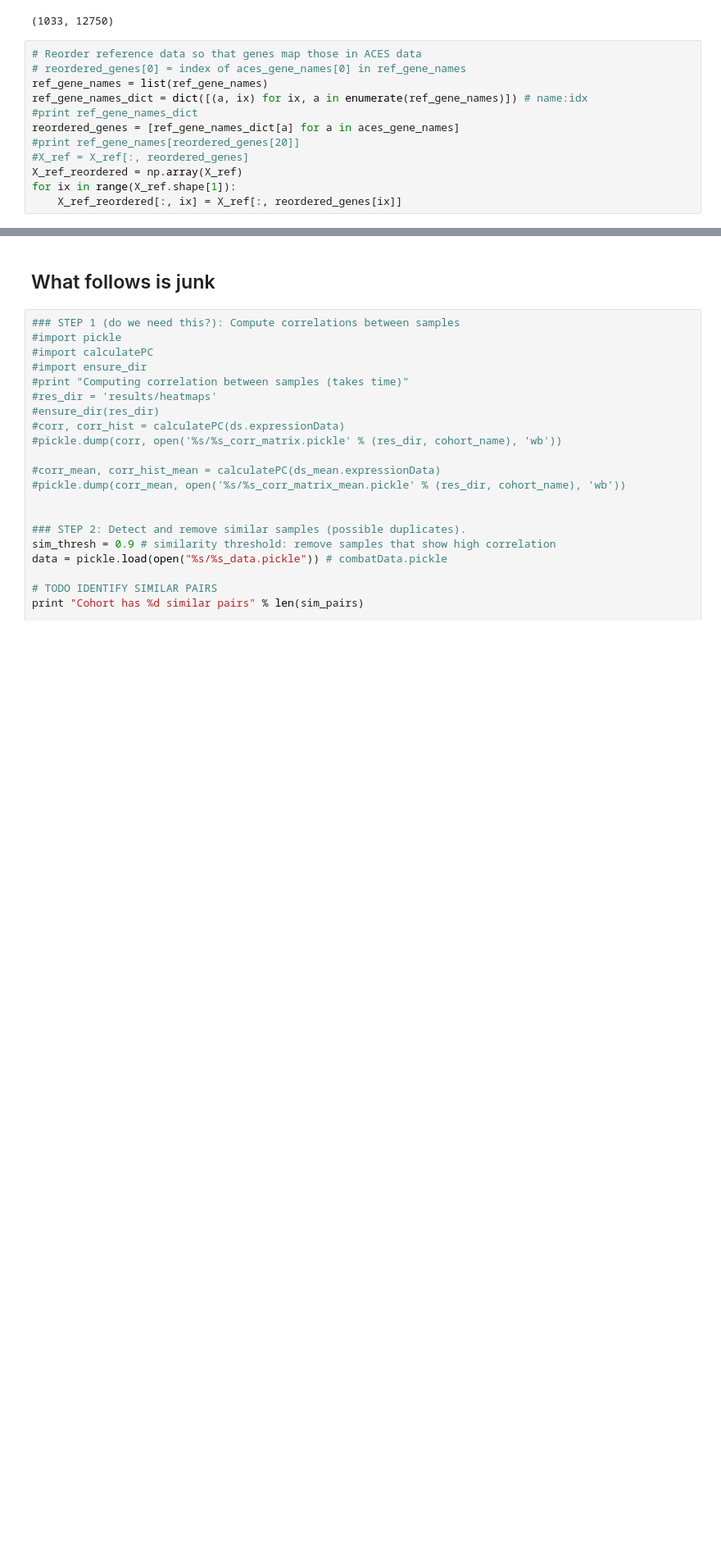
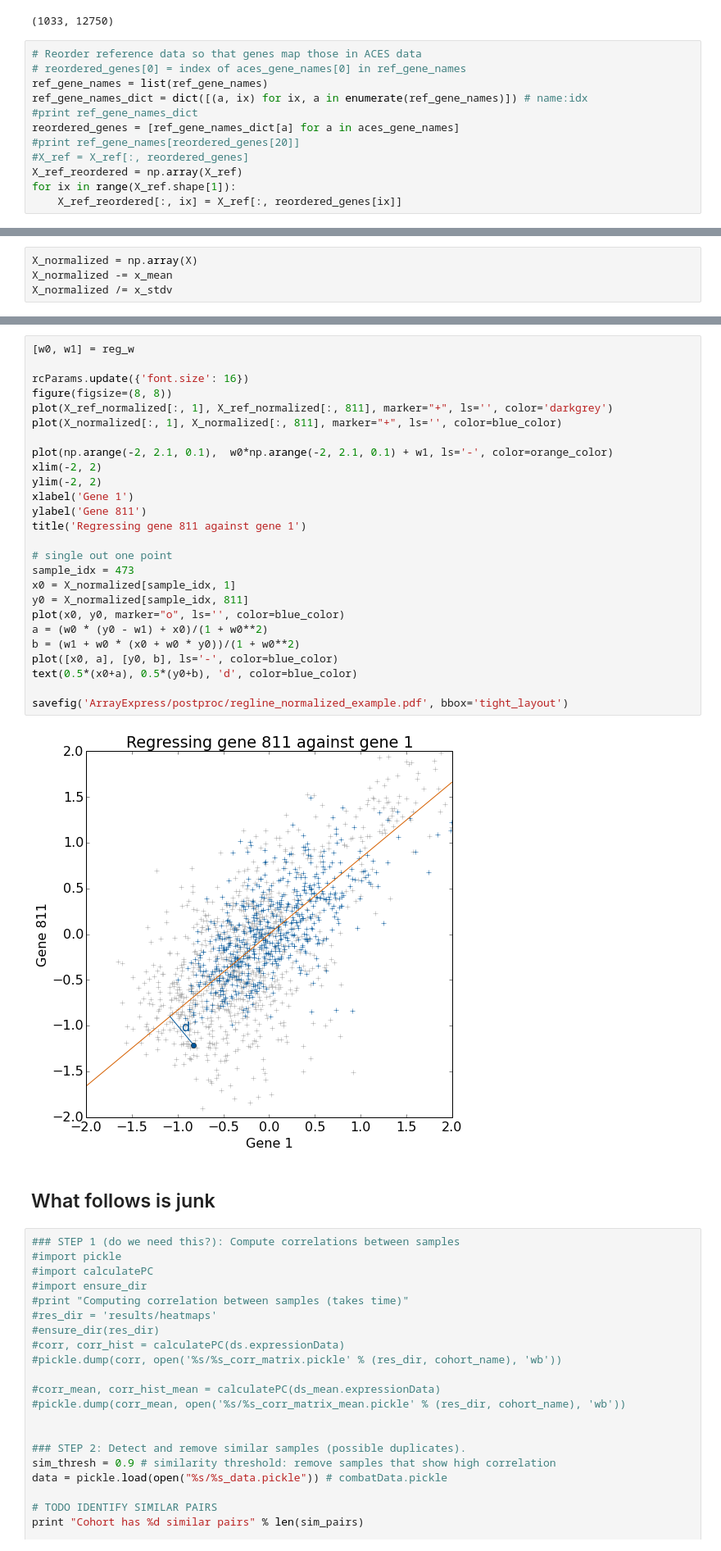
Before and after one commit to chagaz/SamSpecCoEN, a Jupyter notebook: Gene Expression Reference Data.ipynb, the cells around one changed output, grey strips where cells are left out. Shown at 82% size. Cells and saved outputs as stored; diff of their text form; blank space fills up the shorter version.

```diff
--- a/Gene Expression Reference Data.ipynb
+++ b/Gene Expression Reference Data.ipynb
@@ -219,0 +214,4 @@ savefig('ArrayExpress/postproc/regline_example.pdf', bbox='tight_layout')
+# %%
+X_normalized = np.array(X)
+X_normalized -= x_mean
+X_normalized /= x_stdv
@@ -220,3 +224,31 @@ savefig('ArrayExpress/postproc/regline_example.pdf', bbox='tight_layout')
+# %%
+[w0, w1] = reg_w
+
+rcParams.update({'font.size': 16})
+figure(figsize=(8, 8))
+plot(X_ref_normalized[:, 1], X_ref_normalized[:, 811], marker="+", ls='', color='darkgrey')
+plot(X_normalized[:, 1], X_normalized[:, 811], marker="+", ls='', color=blue_color)
+
+plot(np.arange(-2, 2.1, 0.1),  w0*np.arange(-2, 2.1, 0.1) + w1, ls='-', color=orange_color)
+xlim(-2, 2)
+ylim(-2, 2)
+xlabel('Gene 1')
+ylabel('Gene 811')
+title('Regressing gene 811 against gene 1')
+
+# single out one point
+sample_idx = 473
+x0 = X_normalized[sample_idx, 1]
+y0 = X_normalized[sample_idx, 811]
+plot(x0, y0, marker="o", ls='', color=blue_color)
+a = (w0 * (y0 - w1) + x0)/(1 + w0**2)
+b = (w1 + w0 * (x0 + w0 * y0))/(1 + w0**2)
+plot([x0, a], [y0, b], ls='-', color=blue_color)
+text(0.5*(x0+a), 0.5*(y0+b), 'd', color=blue_color)
+
+savefig('ArrayExpress/postproc/regline_normalized_example.pdf', bbox='tight_layout')
+# %% [output]
+[figure, added]
 # %% [markdown]
 ## What follows is junk
 # %%
```
Also changed, not shown: parts of 21 cells of this notebook, 5 other files.
